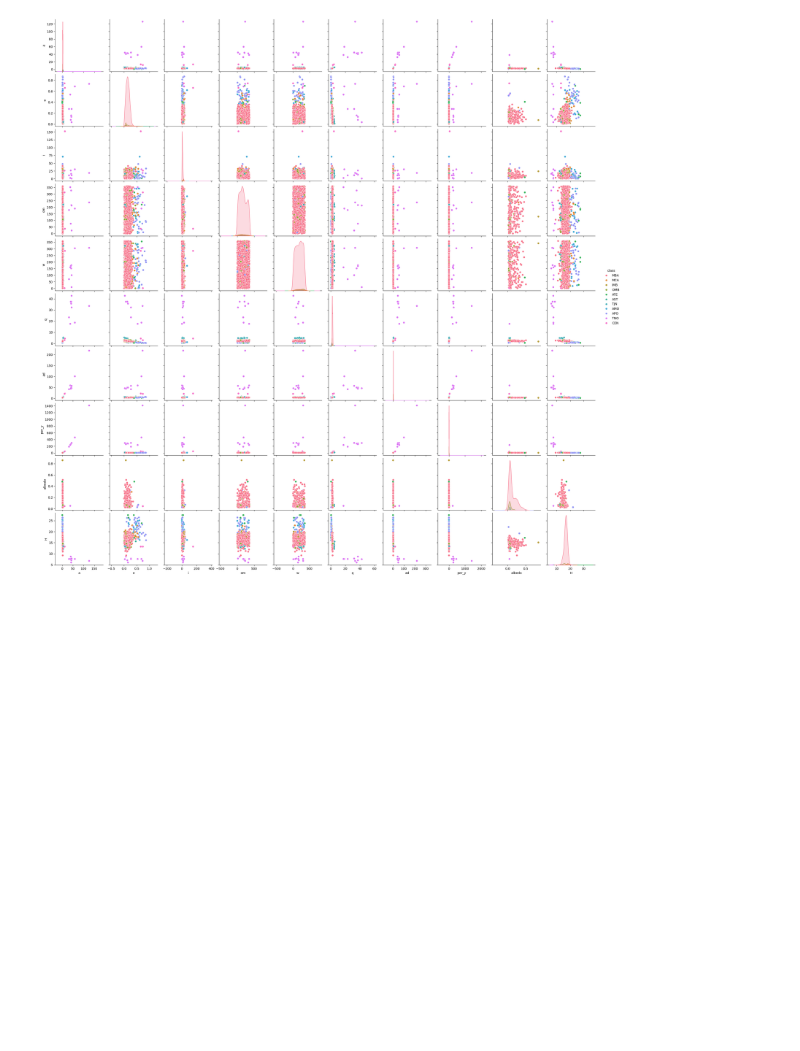
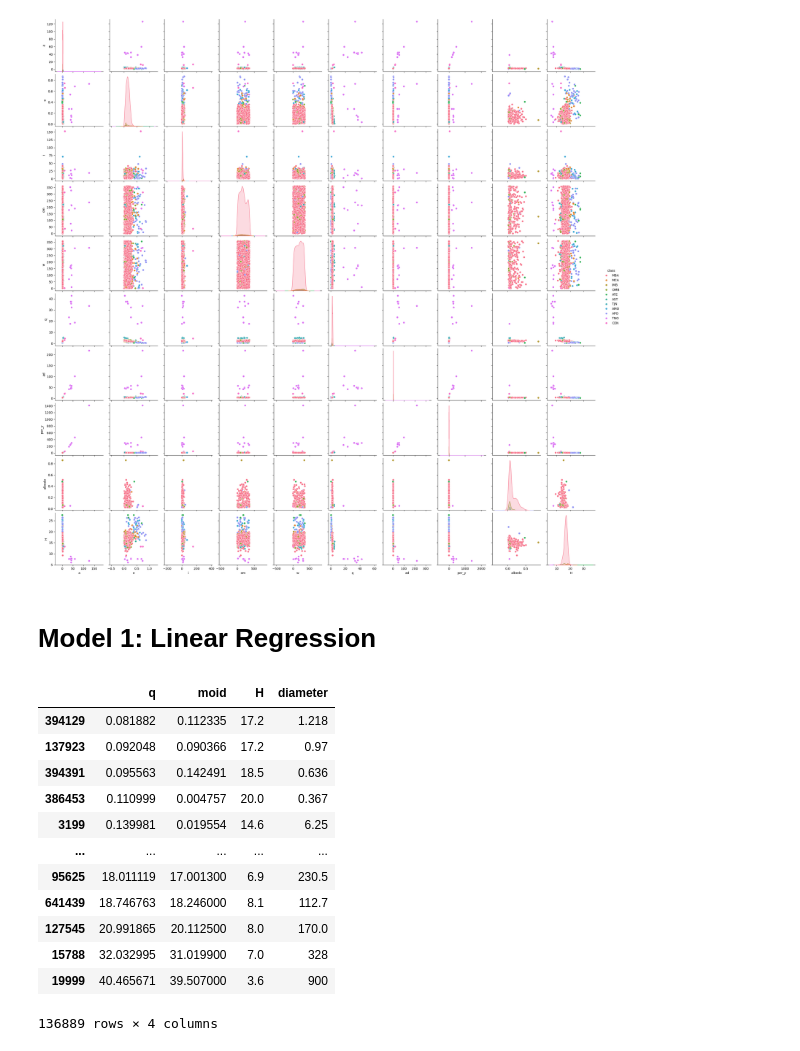
Before and after one commit to harshilxd/Asteroid-Feature-Prediction, a Jupyter notebook: source/Exploring_Asteroid_Dataset.ipynb, the cells around one changed output. Cells and saved outputs as stored; diff of their text form; code cells hidden in the pictures; blank space fills up the shorter version.

```diff
--- a/source/Exploring_Asteroid_Dataset.ipynb
+++ b/source/Exploring_Asteroid_Dataset.ipynb
@@ -183,3 +191,25 @@ sns.pairplot(data[['a','e','i','om','w','q','ad','per_y','diameter','class', 'al
 # %% [output]
 <seaborn.axisgrid.PairGrid at 0x...>
 [figure]
+# %% [markdown]
+# Model 1: Linear Regression
+# %%
+sel_data1 = sel_data[['q', 'moid', 'H', 'diameter']]
+sel_data1 = sel_data1.sort_values(by='q', ascending=True)
+sel_data1 = sel_data1.dropna()
+
+sel_data1
+# %% [output]
+|  | q | moid | H | diameter |
+| 394129 | 0.081882 | 0.112335 | 17.2 | 1.218 |
+| 137923 | 0.092048 | 0.090366 | 17.2 | 0.97 |
+| 394391 | 0.095563 | 0.142491 | 18.5 | 0.636 |
+| 386453 | 0.110999 | 0.004757 | 20.0 | 0.367 |
+| 3199 | 0.139981 | 0.019554 | 14.6 | 6.25 |
+| ... | ... | ... | ... | ... |
+| 95625 | 18.011119 | 17.001300 | 6.9 | 230.5 |
+| 641439 | 18.746763 | 18.246000 | 8.1 | 112.7 |
+| 127545 | 20.991865 | 20.112500 | 8.0 | 170.0 |
+| 15788 | 32.032995 | 31.019900 | 7.0 | 328 |
+| 19999 | 40.465671 | 39.507000 | 3.6 | 900 |
+136889 rows × 4 columns
```
Also changed, not shown: parts of 7 cells of this notebook.
